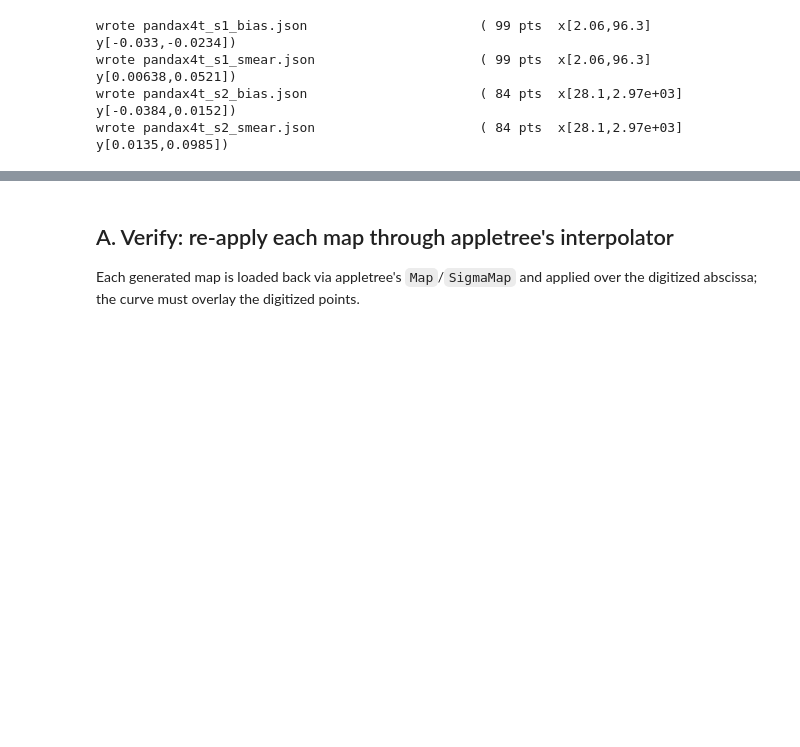
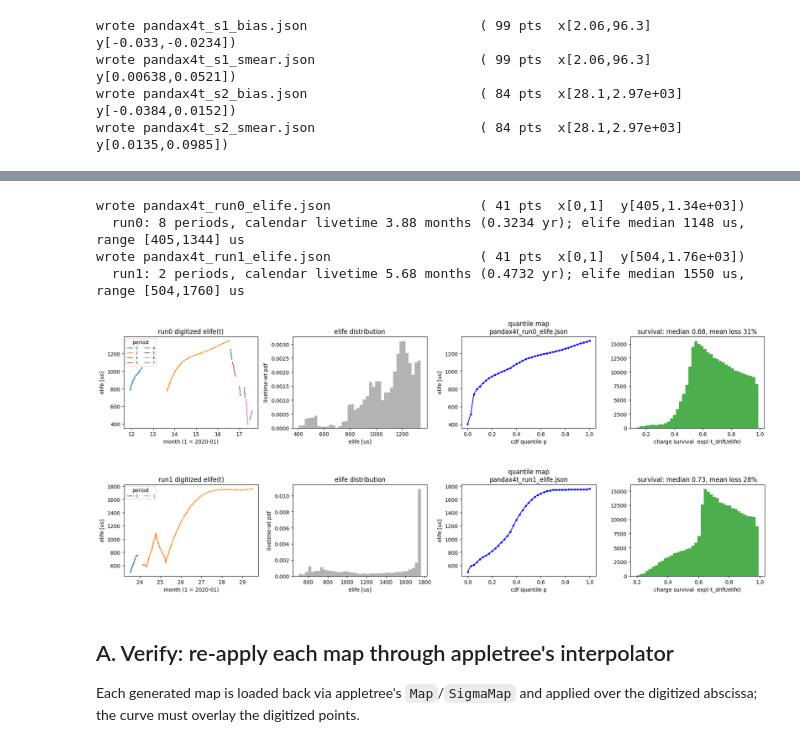
Before and after one commit to mhliu0001/diamx, a Jupyter notebook: notebooks/pandax4t_maps.ipynb, the cells around one changed output, grey strips where cells are left out. Drawn from its saved outputs; the diff is of its cells as text; code cells hidden in the pictures; blank space fills up the shorter version.

```diff
--- a/notebooks/pandax4t_maps.ipynb
+++ b/notebooks/pandax4t_maps.ipynb
@@ -86,3 +98,60 @@ wrote pandax4t_s2_smear.json                     ( 84 pts  x[28.1,2.97e+03]  y[0
+# %%
+# Electron-lifetime quantile maps from the per-period digitized elife(t) curves.
+import glob
+DATA = os.path.join(os.path.dirname(diamx.__file__), 'data')
+DRIFT_V, MAX_Z = 0.145, 120.0   # cm/us, cm  -> max drift ~828 us
+
+def build_elife_map(run, n_quantiles=41, dt=0.002):
+    """Inverse-CDF (quantile) map of elife over the livetime-weighted science exposure."""
+    files = sorted(glob.glob(os.path.join(DATA, f'pandax4t_run{run}_elife_*.csv')),
+                   key=lambda f: int(os.path.basename(f).split('_')[-1].split('.')[0]))
+    if not files:
+        print(f'run{run}: no digitized elife files yet'); return None
+    samples, periods = [], []
+    for f in files:
+        d = np.loadtxt(f, delimiter=','); t, e = d[:, 0], d[:, 1]
+        o = np.argsort(t); t, e = t[o], e[o]
+        grid = np.arange(t[0], t[-1], dt) if t[-1] - t[0] > dt else t   # uniform time = livetime weight
+        samples.append(np.interp(grid, t, e)); periods.append((t, e))
+    elife = np.concatenate(samples)
+    p = np.linspace(0, 1, n_quantiles); q = np.percentile(elife, 100 * p)
+    write_point_map(f'pandax4t_run{run}_elife.json', p, q, 'cdf')
+    lt = sum(t[-1] - t[0] for t, _ in periods)
+    print(f'  run{run}: {len(files)} periods, calendar livetime {lt:.2f} months ({lt/12:.4f} yr); '
+          f'elife median {np.median(elife):.0f} us, range [{elife.min():.0f},{elife.max():.0f}] us')
+    return p, q, elife, periods
+
+elife_results = {}
+for run in (0, 1):
+    r = build_elife_map(run)
+    if r is not None:
+        elife_results[run] = r
+
+# --- validation: digitized curves, distribution, quantile map, resulting charge survival ---
+for run, (p, q, elife, periods) in elife_results.items():
+    fig, ax = plt.subplots(1, 4, figsize=(18, 3.6))
+    for i, (t, e) in enumerate(periods):
+        ax[0].plot(t, e, '.-', ms=3, lw=1, label=f'{i}')
+    ax[0].set_xlabel('month (1 = 2020-01)'); ax[0].set_ylabel('elife [us]')
+    ax[0].set_title(f'run{run} digitized elife(t)'); ax[0].legend(fontsize=6, ncol=2, title='period')
+    ax[1].hist(elife, bins=40, density=True, color='0.7')
+    ax[1].set_xlabel('elife [us]'); ax[1].set_ylabel('livetime-wt pdf'); ax[1].set_title('elife distribution')
+    ax[2].plot(p, q, 'b.-'); ax[2].set_xlabel('cdf quantile p'); ax[2].set_ylabel('elife [us]')
+    ax[2].set_title(f'quantile map\npandax4t_run{run}_elife.json')
+    rng = np.random.default_rng(0)
+    zt = rng.uniform(2, MAX_Z, 300000); ev = np.interp(rng.uniform(0, 1, 300000), p, q)
+    surv = np.exp(-(zt / DRIFT_V) / ev)
+    ax[3].hist(surv, bins=40, color='tab:green', alpha=0.85)
+    ax[3].set_xlabel('charge survival  exp(-t_drift/elife)')
+    ax[3].set_title(f'survival: median {np.median(surv):.2f}, mean loss {100*(1-surv.mean()):.0f}%')
+    fig.tight_layout(); plt.show()
+# %% [output]
+wrote pandax4t_run0_elife.json                   ( 41 pts  x[0,1]  y[405,1.34e+03])
+  run0: 8 periods, calendar livetime 3.88 months (0.3234 yr); elife median 1148 us, range [405,1344] us
+wrote pandax4t_run1_elife.json                   ( 41 pts  x[0,1]  y[504,1.76e+03])
+  run1: 2 periods, calendar livetime 5.68 months (0.4732 yr); elife median 1550 us, range [504,1760] us
+[figure, added]
+[figure, added]
 # %% [markdown]
 ## A. Verify: re-apply each map through appletree's interpolator
 Each generated map is loaded back via appletree's `Map`/`SigmaMap` and applied over the digitized abscissa; the curve must overlay the digitized points.
```
Also changed, not shown: parts of 1 cell of this notebook, 2 other files.
